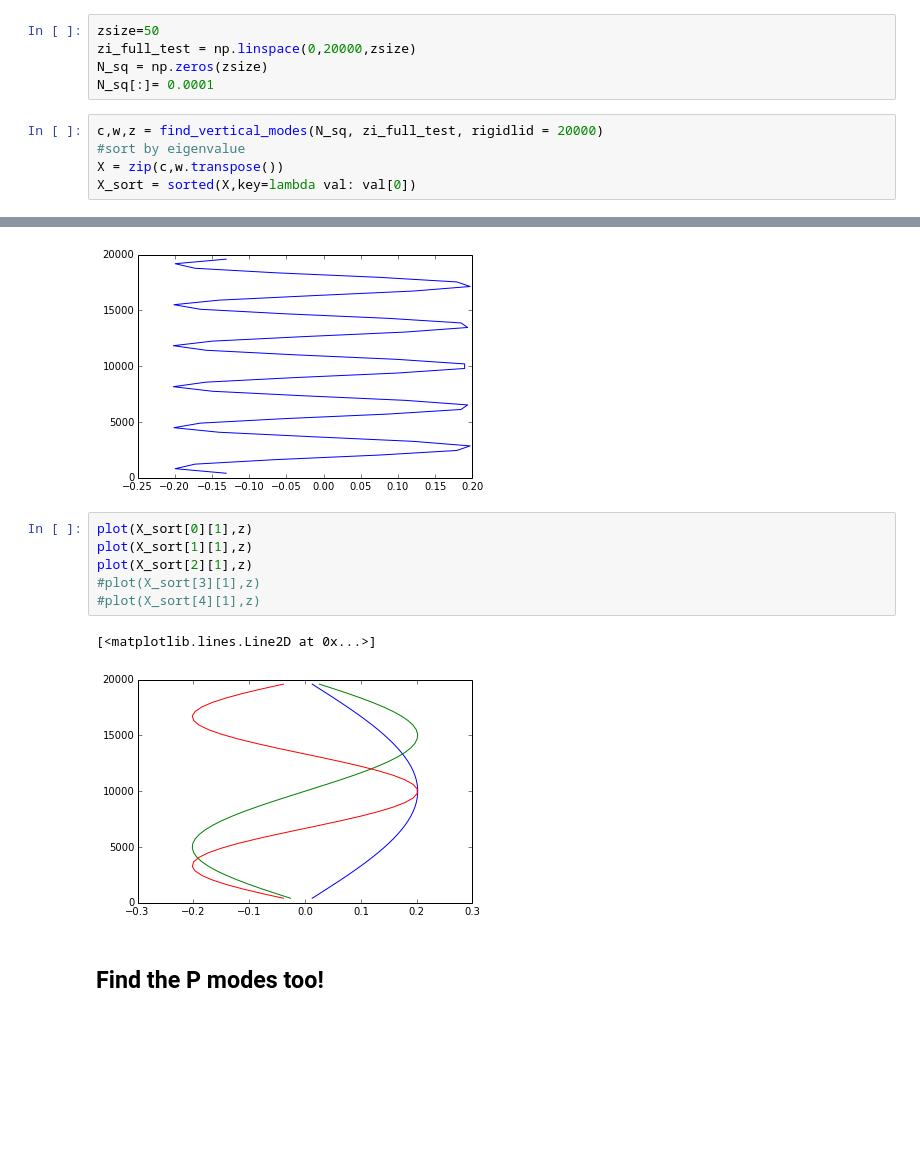
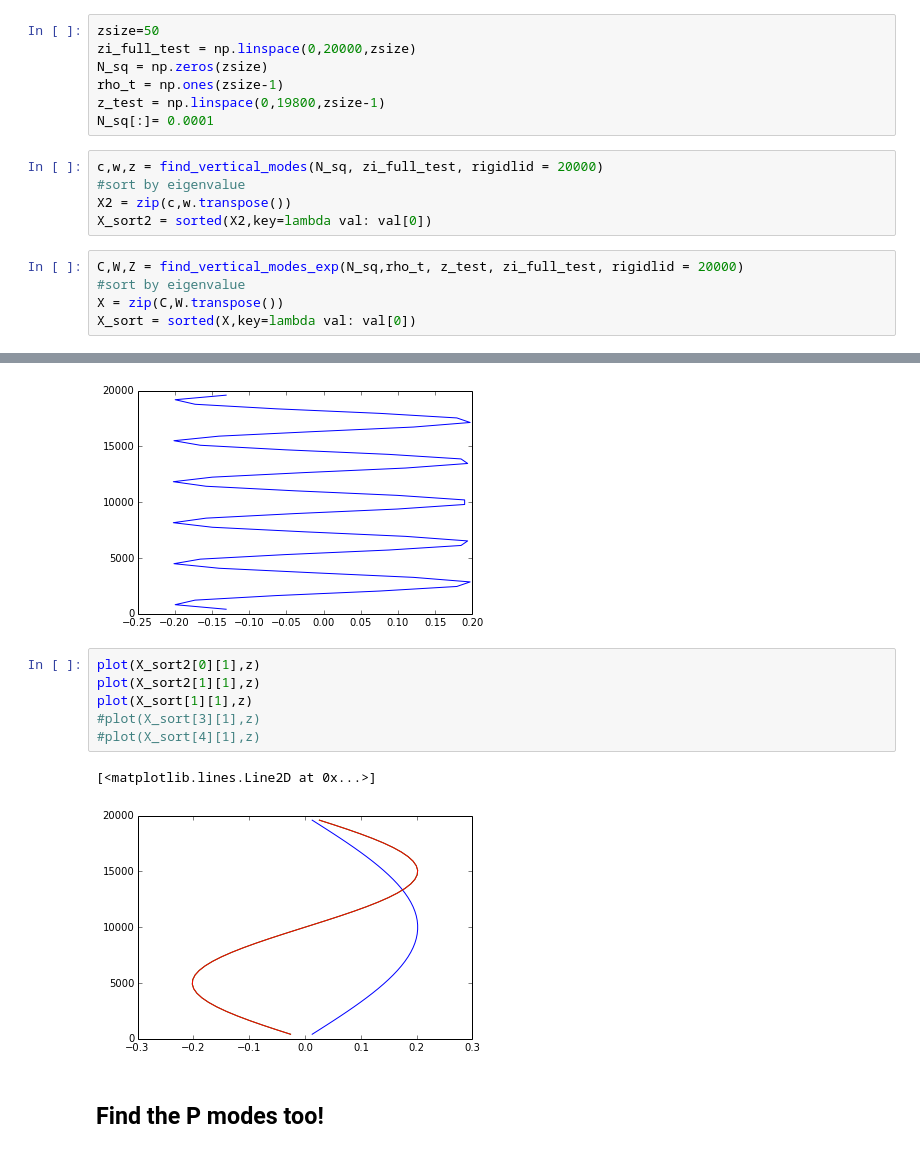
Before and after one commit to jedman/vertical-mode-decomposition, a Jupyter notebook: vertical mode decomposition.ipynb, the cells around one changed output, grey strips where cells are left out. Saved outputs shown, nothing was run; the diff lists cells and outputs as text; blank space fills up the shorter version.

```diff
--- a/vertical mode decomposition.ipynb
+++ b/vertical mode decomposition.ipynb
@@ -86,10 +125,17 @@ max(zi_full)
 zsize=50
 zi_full_test = np.linspace(0,20000,zsize)
 N_sq = np.zeros(zsize)
+rho_t = np.ones(zsize-1)
+z_test = np.linspace(0,19800,zsize-1)
 N_sq[:]= 0.0001
 # %%
 c,w,z = find_vertical_modes(N_sq, zi_full_test, rigidlid = 20000)
 #sort by eigenvalue
-X = zip(c,w.transpose())
-X_sort = sorted(X,key=lambda val: val[0])
+X2 = zip(c,w.transpose())
+X_sort2 = sorted(X2,key=lambda val: val[0])
+# %%
+C,W,Z = find_vertical_modes_exp(N_sq,rho_t, z_test, zi_full_test, rigidlid = 20000)
+#sort by eigenvalue
+X = zip(C,W.transpose())
+X_sort = sorted(X,key=lambda val: val[0])
 # %%
@@ -102,14 +148,14 @@ plot(w[:,10],z)
 [<matplotlib.lines.Line2D at 0x...>]
 [figure]
 # %%
-plot(X_sort[0][1],z)
+plot(X_sort2[0][1],z)
+plot(X_sort2[1][1],z)
 plot(X_sort[1][1],z)
-plot(X_sort[2][1],z)
 #plot(X_sort[3][1],z)
 #plot(X_sort[4][1],z)
 # %% [output]
 [<matplotlib.lines.Line2D at 0x...>]
-[figure, old version]
+[figure, new version]
 # %% [markdown]
 ## Find the P modes too!
 # %% [markdown]
```
Also changed, not shown: parts of 22 cells of this notebook, 2 other files.
